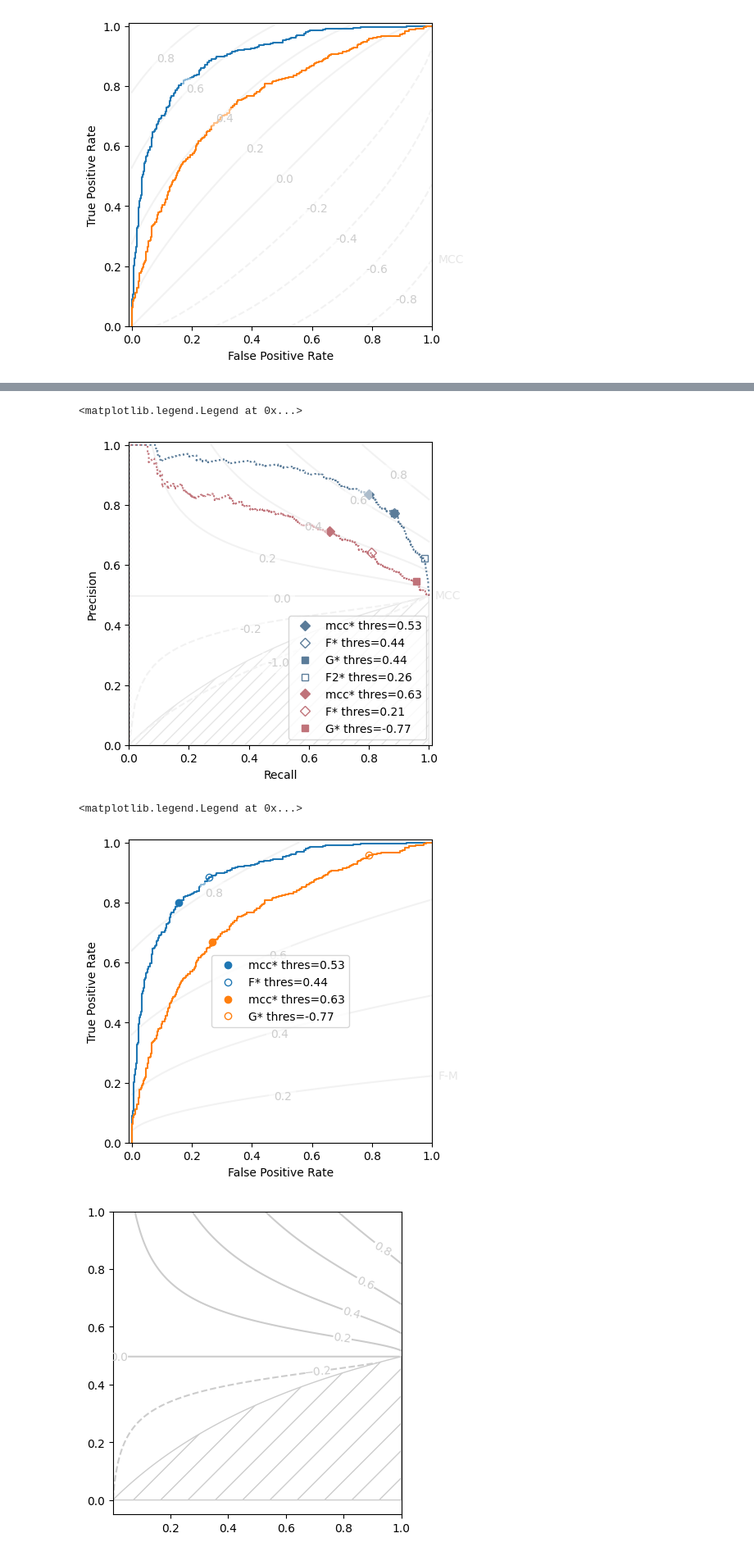
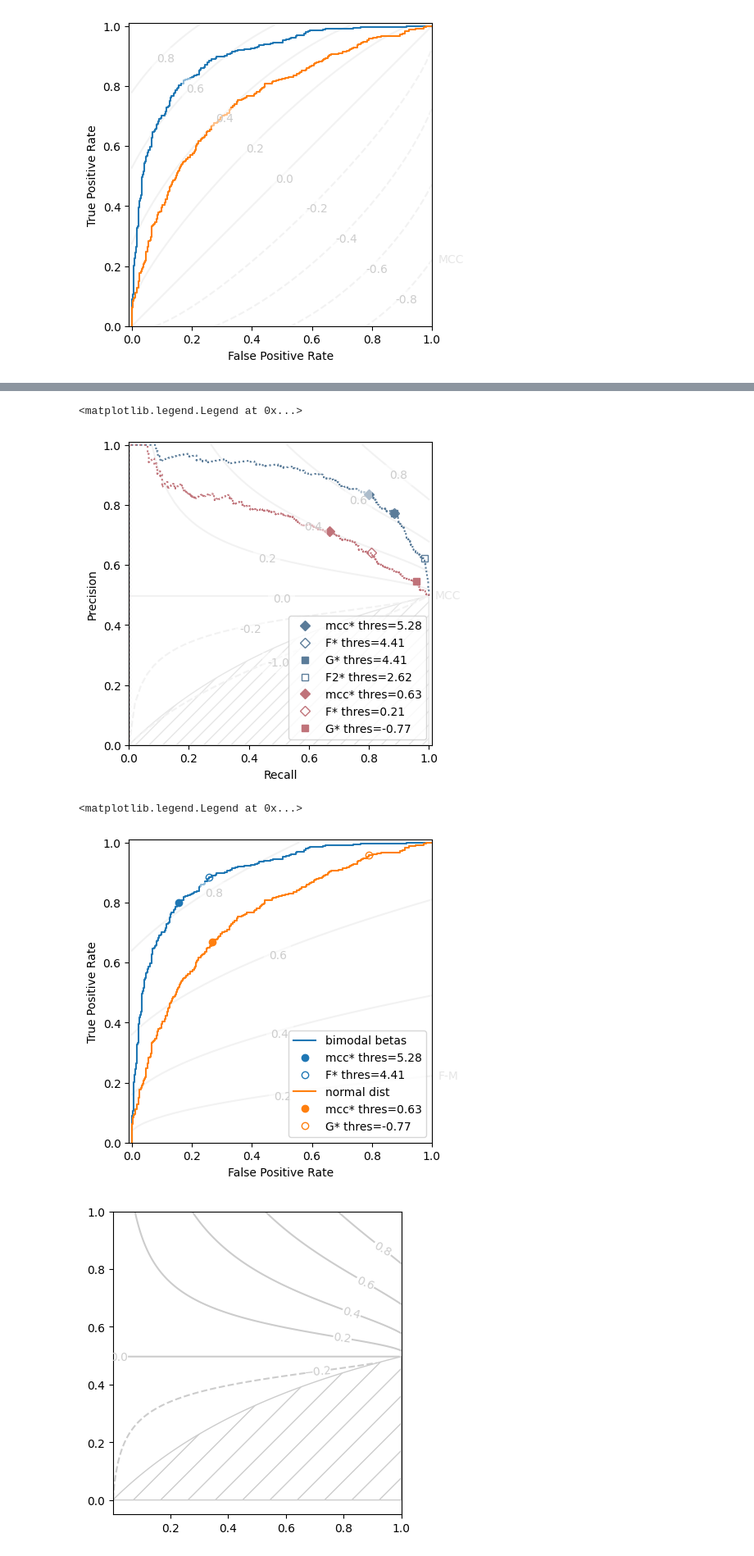
Before and after one commit to rtbs-dev/Contingency, a Jupyter notebook: examples/roc_prgain.ipynb, the cells around one changed output, grey strips where cells are left out. Shown at 82% size. Drawn from its saved outputs; the diff is of its cells as text; code cells hidden in the pictures.

```diff
--- a/examples/roc_prgain.ipynb
+++ b/examples/roc_prgain.ipynb
@@ -17,7 +17,7 @@ y_true = (y_src:=rng.random(n_obs)>0.5).astype(bool)
 y_pred = np.where(rng.random(n_obs)<0.05, 1-y_true, y_true).astype(bool)
 
 # y_pred = np.array([0,1,0,1,0,1,0,1]).astype(bool)
-y_prob = rng.beta(
+y_prob = 10*rng.beta(
     np.where(y_true, 4, 2.),
     np.where(y_true, 2., 4)
 )
@@ -129,23 +136,25 @@ M_new.plot.precision_recall(
 plt.legend()
 # %% [output]
 <matplotlib.legend.Legend at 0x...>
-[figure, old version]
+[figure, new version]
 # %%
 M.plot.receiver_operating_characteristic(
     optimize=['mcc','F'],
     isolines='G',
+    label='bimodal betas'
     # color='C0'
 )
 
 M_new.plot.receiver_operating_characteristic(
     optimize=['mcc','G'],
-    isolines=None
+    isolines=None,
+    label='normal dist',
 )
 plt.legend()
 # plt.plot(
 # %% [output]
 <matplotlib.legend.Legend at 0x...>
-[figure, old version]
+[figure, new version]
 # %%
 
 
```
Also changed, not shown: parts of 8 cells of this notebook, 2 other files.
